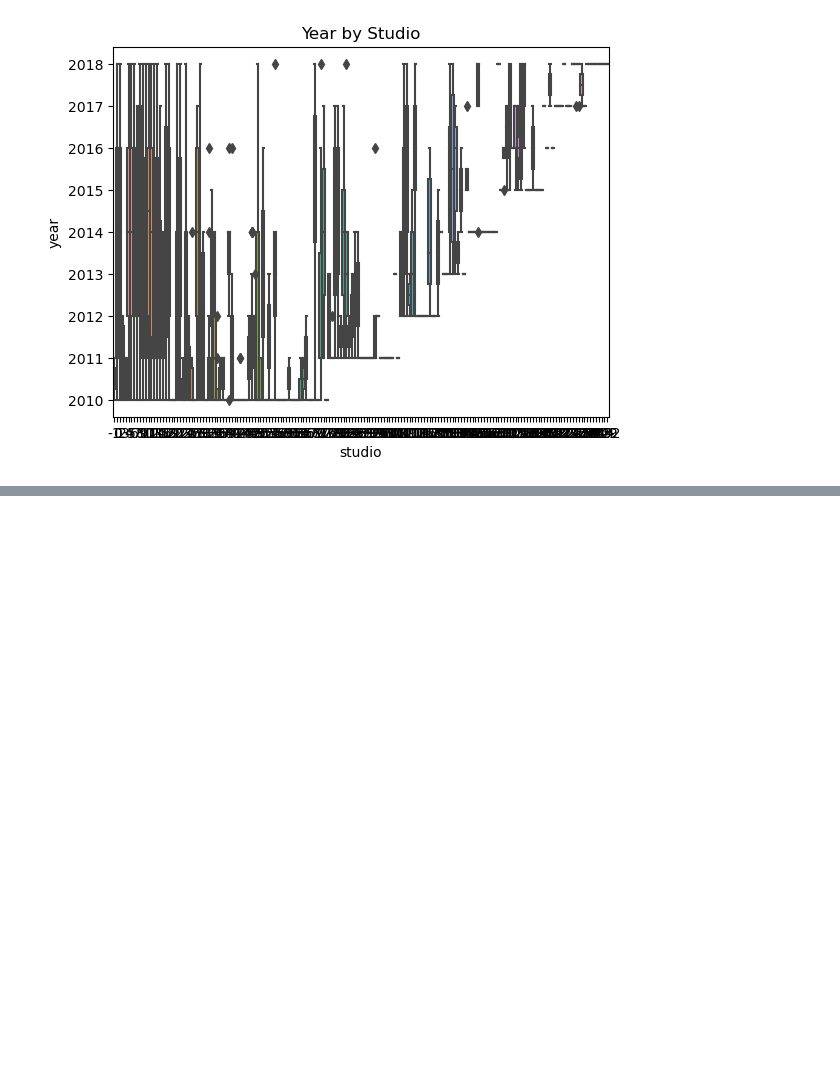
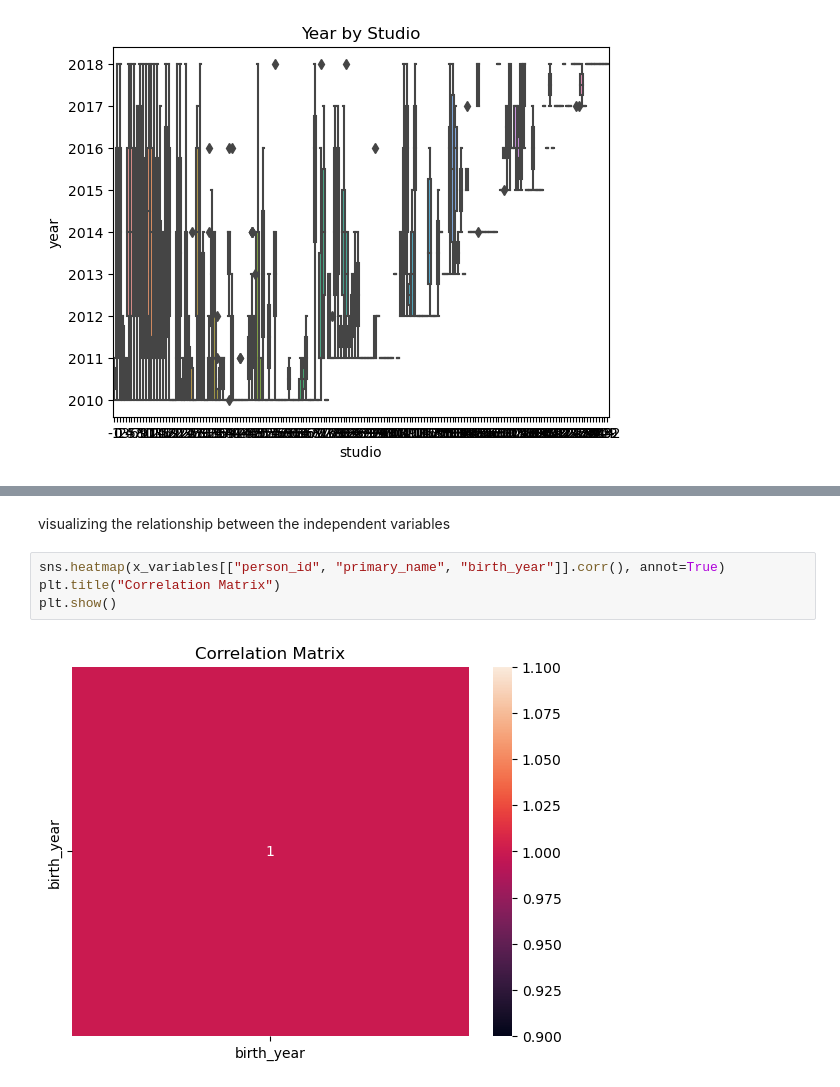
Before and after one commit to Derrick-wekesa/CineInsight-Microsoft-s-Box-Office-Breakthrough, a Jupyter notebook: data/student.ipynb, the cells around one changed output, grey strips where cells are left out. Saved outputs shown, nothing was run; the diff lists cells and outputs as text; blank space fills up the shorter version.

```diff
--- a/data/student.ipynb
+++ b/data/student.ipynb
@@ -216,0 +411,8 @@ Data modelling
+# %% [markdown]
+visualizing the relationship between the independent variables
+# %%
+sns.heatmap(x_variables[["person_id", "primary_name", "birth_year"]].corr(), annot=True)
+plt.title("Correlation Matrix")
+plt.show()
+# %% [output]
+[figure, added]
```
Also changed, not shown: parts of 45 cells of this notebook.
